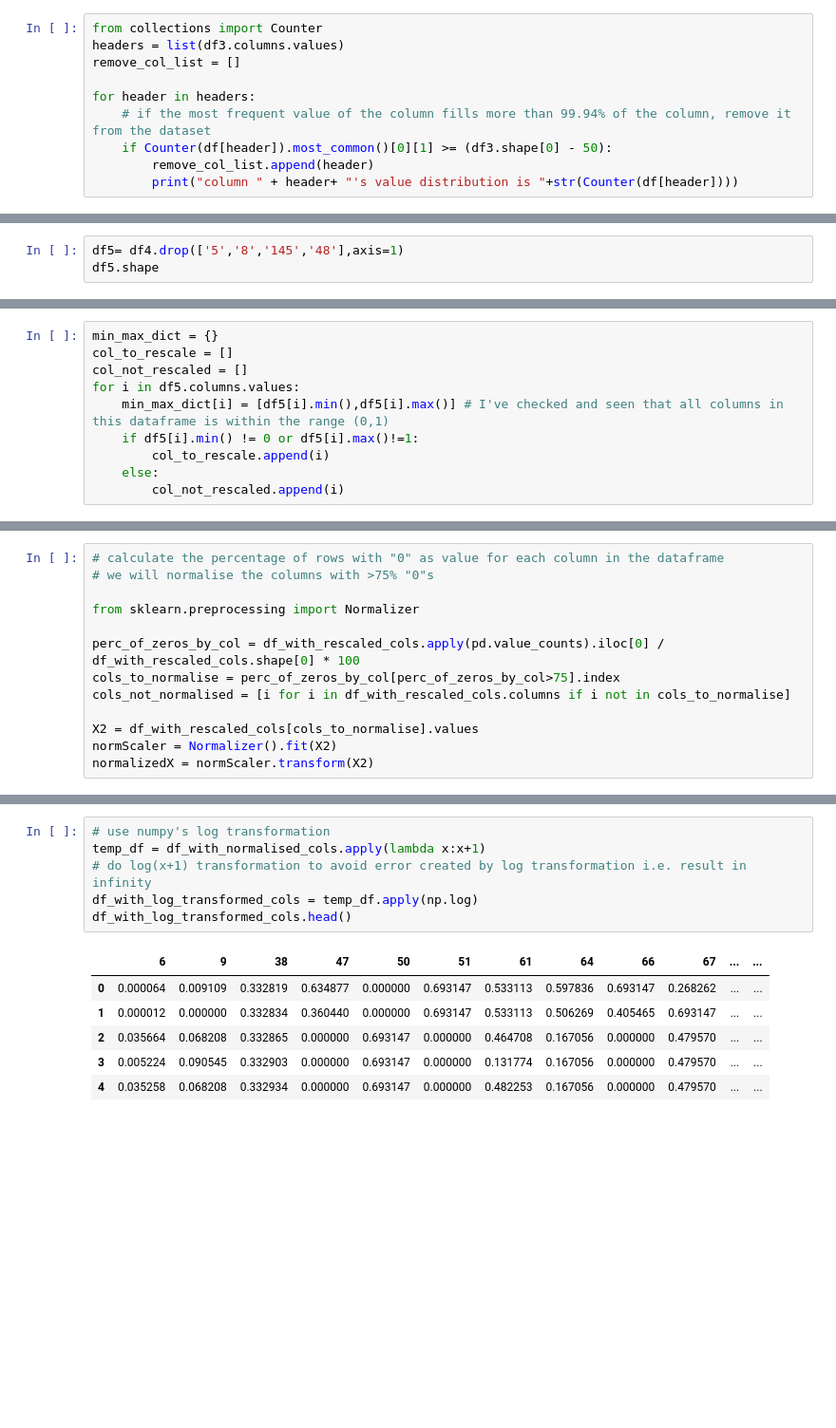
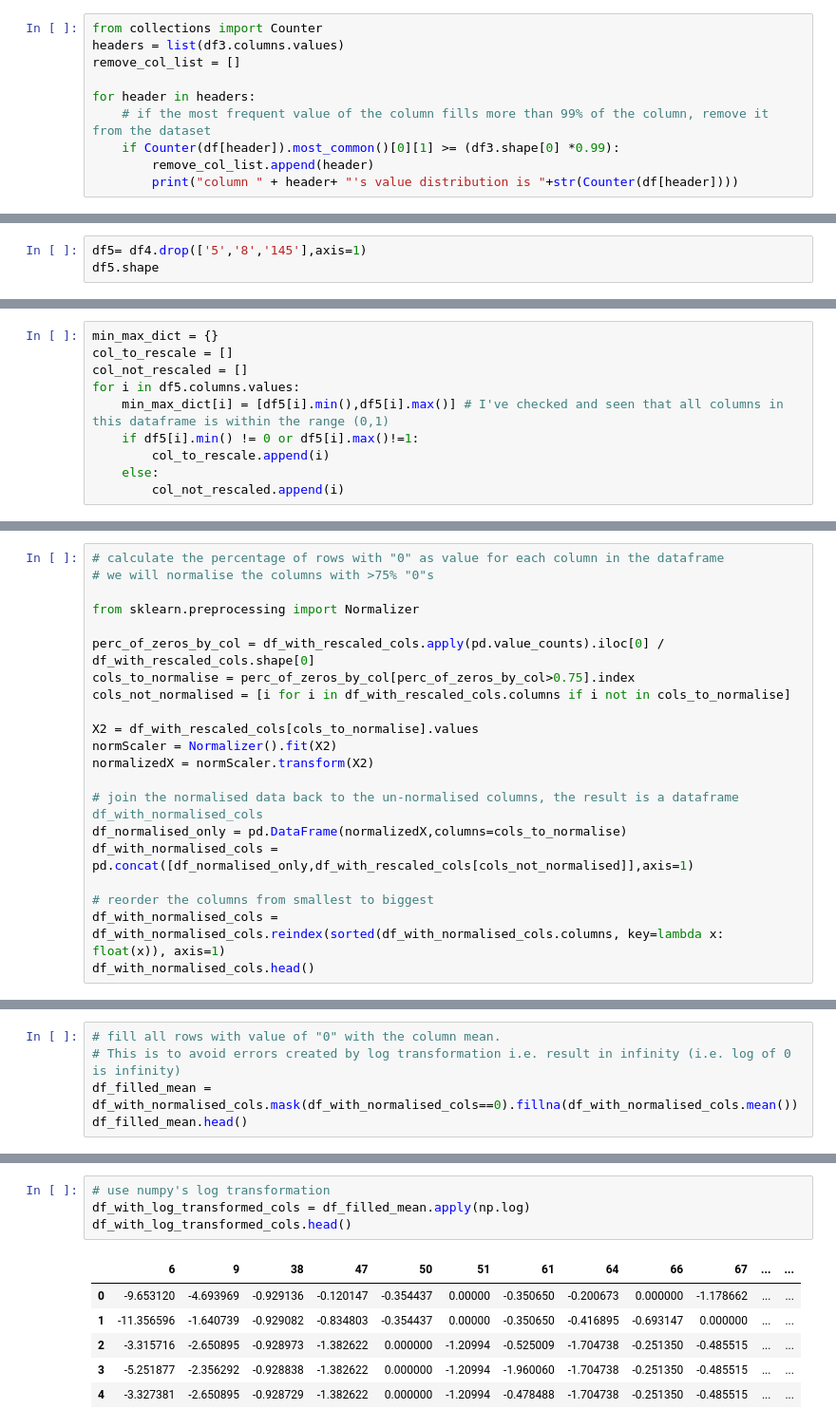
Before and after one commit to yanniey/Birkbeck-Applied-Machine-Learning, a Jupyter notebook: Project/Preprocessing.ipynb, the cells around one changed output, grey strips where cells are left out. Shown at 95% size. Cells and saved outputs as stored; diff of their text form; blank space fills up the shorter version.

```diff
--- a/Project/Preprocessing.ipynb
+++ b/Project/Preprocessing.ipynb
@@ -55,8 +66,8 @@ headers = list(df3.columns.values)
 remove_col_list = []
 
 for header in headers:
-    # if the most frequent value of the column fills more than 99.94% of the column, remove it from the dataset
-    if Counter(df[header]).most_common()[0][1] >= (df3.shape[0] - 50):
+    # if the most frequent value of the column fills more than 99% of the column, remove it from the dataset
+    if Counter(df[header]).most_common()[0][1] >= (df3.shape[0] *0.99):
         remove_col_list.append(header)
         print("column " + header+ "'s value distribution is "+str(Counter(df[header])))
 # %% [output]
@@ -107,6 +117,6 @@ True
 True
 True
 # %%
-df5= df4.drop(['5','8','145','48'],axis=1)
+df5= df4.drop(['5','8','145'],axis=1)
 df5.shape
 # %% [output]
@@ -184,10 +230,18 @@ draw_histograms(df_with_rescaled_cols, df_with_rescaled_cols.columns, 14, 4)
 
 from sklearn.preprocessing import Normalizer
 
-perc_of_zeros_by_col = df_with_rescaled_cols.apply(pd.value_counts).iloc[0] / df_with_rescaled_cols.shape[0] * 100
-cols_to_normalise = perc_of_zeros_by_col[perc_of_zeros_by_col>75].index
+perc_of_zeros_by_col = df_with_rescaled_cols.apply(pd.value_counts).iloc[0] / df_with_rescaled_cols.shape[0]
+cols_to_normalise = perc_of_zeros_by_col[perc_of_zeros_by_col>0.75].index
 cols_not_normalised = [i for i in df_with_rescaled_cols.columns if i not in cols_to_normalise]
 
 X2 = df_with_rescaled_cols[cols_to_normalise].values
 normScaler = Normalizer().fit(X2)
 normalizedX = normScaler.transform(X2)
+
+# join the normalised data back to the un-normalised columns, the result is a dataframe df_with_normalised_cols
+df_normalised_only = pd.DataFrame(normalizedX,columns=cols_to_normalise)
+df_with_normalised_cols = pd.concat([df_normalised_only,df_with_rescaled_cols[cols_not_normalised]],axis=1)
+
+# reorder the columns from smallest to biggest
+df_with_normalised_cols = df_with_normalised_cols.reindex(sorted(df_with_normalised_cols.columns, key=lambda x: float(x)), axis=1)
+df_with_normalised_cols.head()
@@ -226 +290,6 @@ Note:
     * Take square root instead of log for transformation
+# %%
+# fill all rows with value of "0" with the column mean.
+# This is to avoid errors created by log transformation i.e. result in infinity (i.e. log of 0 is infinity)
+df_filled_mean = df_with_normalised_cols.mask(df_with_normalised_cols==0).fillna(df_with_normalised_cols.mean())
+df_filled_mean.head()
@@ -227,13 +304,11 @@ Note:
 # %%
 # use numpy's log transformation
-temp_df = df_with_normalised_cols.apply(lambda x:x+1)
-# do log(x+1) transformation to avoid error created by log transformation i.e. result in infinity
-df_with_log_transformed_cols = temp_df.apply(np.log)
+df_with_log_transformed_cols = df_filled_mean.apply(np.log)
 df_with_log_transformed_cols.head()
 # %% [output]
 |  | 6 | 9 | 38 | 47 | 50 | 51 | 61 | 64 | 66 | 67 | ... | ... |
-| 0 | 0.000064 | 0.009109 | 0.332819 | 0.634877 | 0.000000 | 0.693147 | 0.533113 | 0.597836 | 0.693147 | 0.268262 | ... | ... |
-| 1 | 0.000012 | 0.000000 | 0.332834 | 0.360440 | 0.000000 | 0.693147 | 0.533113 | 0.506269 | 0.405465 | 0.693147 | ... | ... |
-| 2 | 0.035664 | 0.068208 | 0.332865 | 0.000000 | 0.693147 | 0.000000 | 0.464708 | 0.167056 | 0.000000 | 0.479570 | ... | ... |
-| 3 | 0.005224 | 0.090545 | 0.332903 | 0.000000 | 0.693147 | 0.000000 | 0.131774 | 0.167056 | 0.000000 | 0.479570 | ... | ... |
-| 4 | 0.035258 | 0.068208 | 0.332934 | 0.000000 | 0.693147 | 0.000000 | 0.482253 | 0.167056 | 0.000000 | 0.479570 | ... | ... |
+| 0 | -9.653120 | -4.693969 | -0.929136 | -0.120147 | -0.354437 | 0.00000 | -0.350650 | -0.200673 | 0.000000 | -1.178662 | ... | ... |
+| 1 | -11.356596 | -1.640739 | -0.929082 | -0.834803 | -0.354437 | 0.00000 | -0.350650 | -0.416895 | -0.693147 | 0.000000 | ... | ... |
+| 2 | -3.315716 | -2.650895 | -0.928973 | -1.382622 | 0.000000 | -1.20994 | -0.525009 | -1.704738 | -0.251350 | -0.485515 | ... | ... |
+| 3 | -5.251877 | -2.356292 | -0.928838 | -1.382622 | 0.000000 | -1.20994 | -1.960060 | -1.704738 | -0.251350 | -0.485515 | ... | ... |
+| 4 | -3.327381 | -2.650895 | -0.928729 | -1.382622 | 0.000000 | -1.20994 | -0.478488 | -1.704738 | -0.251350 | -0.485515 | ... | ... |
```
Also changed, not shown: parts of 35 cells of this notebook, 4 other files.
